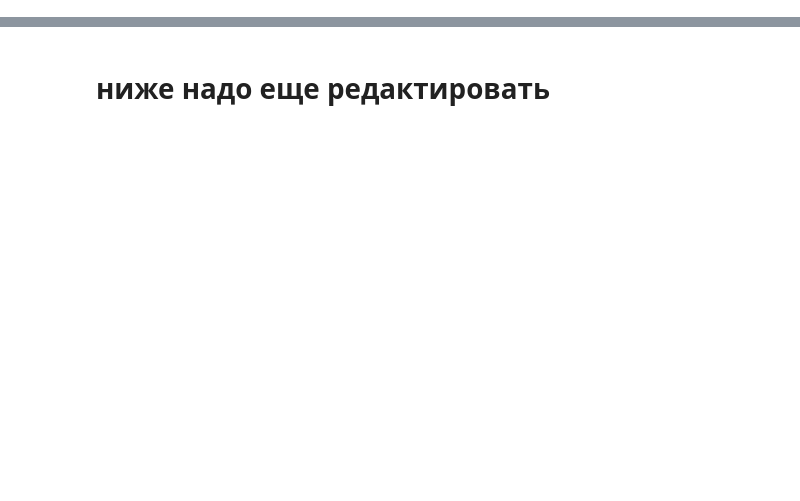
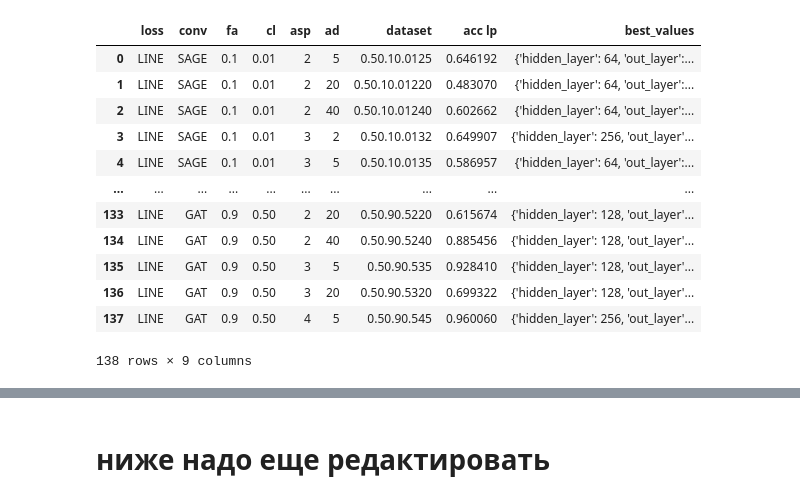
Before and after one commit to anpolol/Benchmarking-Loss-Functions, a Jupyter notebook: notebooks/LinkPrediction.ipynb, the cells around one changed output, grey strips where cells are left out. Cells and saved outputs as stored; diff of their text form; code cells hidden in the pictures; blank space fills up the shorter version.

```diff
--- a/notebooks/LinkPrediction.ipynb
+++ b/notebooks/LinkPrediction.ipynb
@@ -307,14 +324,15 @@ class MainOptuna(Main):
         self.data.edge_index= self.data.edge_index.type(torch.LongTensor)
 
         train_loader = NeighborSampler(self.data.edge_index, batch_size = int(sum(self.train_mask)),node_idx=self.train_mask, sizes=[-1]*size)
-        test_loader = NeighborSampler(self.data.edge_index,  batch_size = int(sum(self.train_mask)),node_idx=self.test_mask, sizes=[-1]*size)
+        test_loader = NeighborSampler(self.data.edge_index,  batch_size = int(sum(self.test_mask)),node_idx=self.test_mask, sizes=[-1]*size)
         LossSampler = Sampler(self.datasetname,self.data,device=self.device,mask=self.train_mask,loss_info=loss_to_train, help_dir=help_data)
+        LossSamplerTest = Sampler(self.datasetname,self.data,device=self.device,mask=self.test_mask,loss_info=loss_to_train, help_dir=help_data)
         model.to(self.device)
         optimizer = torch.optim.Adam(model.parameters(), lr=learning_rate,weight_decay = 1e-5)
 
         for epoch in range(50):
-            loss = self.train(model,self.data,optimizer,LossSampler,train_loader,dropout,epoch,loss_to_train)
-        loss_test = self.test(model=model, data=self.data, test_loader=test_loader,Sampler=Sampler,loss=loss_to_train)
+            loss,_ = self.train(model,self.data,optimizer,LossSampler,train_loader,dropout,epoch,loss_to_train)
+        loss_test = self.test(model=model, data=self.data, epoch=0, test_loader=test_loader,Sampler=LossSamplerTest,loss=loss_to_train)
         trial.report(loss_test, epoch)
         return loss_test
 
@@ -396,0 +468,16 @@ TypeError: sample() missing 1 required positional argument: 'batch'
+# %%
+results_df
+# %% [output]
+|  | loss | conv | fa | cl | asp | ad | dataset | acc lp | best_values |
+| 0 | LINE | SAGE | 0.1 | 0.01 | 2 | 5 | 0.50.10.0125 | 0.646192 | {'hidden_layer': 64, 'out_layer':... |
+| 1 | LINE | SAGE | 0.1 | 0.01 | 2 | 20 | 0.50.10.01220 | 0.483070 | {'hidden_layer': 64, 'out_layer':... |
+| 2 | LINE | SAGE | 0.1 | 0.01 | 2 | 40 | 0.50.10.01240 | 0.602662 | {'hidden_layer': 64, 'out_layer':... |
+| 3 | LINE | SAGE | 0.1 | 0.01 | 3 | 2 | 0.50.10.0132 | 0.649907 | {'hidden_layer': 256, 'out_layer'... |
+| 4 | LINE | SAGE | 0.1 | 0.01 | 3 | 5 | 0.50.10.0135 | 0.586957 | {'hidden_layer': 64, 'out_layer':... |
+| ... | ... | ... | ... | ... | ... | ... | ... | ... | ... |
+| 133 | LINE | GAT | 0.9 | 0.50 | 2 | 20 | 0.50.90.5220 | 0.615674 | {'hidden_layer': 128, 'out_layer'... |
+| 134 | LINE | GAT | 0.9 | 0.50 | 2 | 40 | 0.50.90.5240 | 0.885456 | {'hidden_layer': 128, 'out_layer'... |
+| 135 | LINE | GAT | 0.9 | 0.50 | 3 | 5 | 0.50.90.535 | 0.928410 | {'hidden_layer': 128, 'out_layer'... |
+| 136 | LINE | GAT | 0.9 | 0.50 | 3 | 20 | 0.50.90.5320 | 0.699322 | {'hidden_layer': 128, 'out_layer'... |
+| 137 | LINE | GAT | 0.9 | 0.50 | 4 | 5 | 0.50.90.545 | 0.960060 | {'hidden_layer': 256, 'out_layer'... |
+138 rows × 9 columns
```
Also changed, not shown: parts of 24 cells of this notebook, 5 other files.
